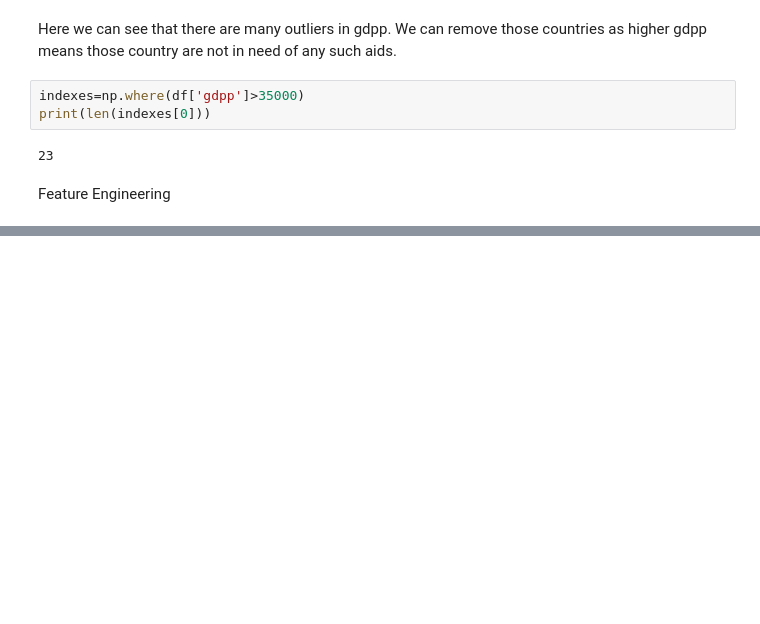
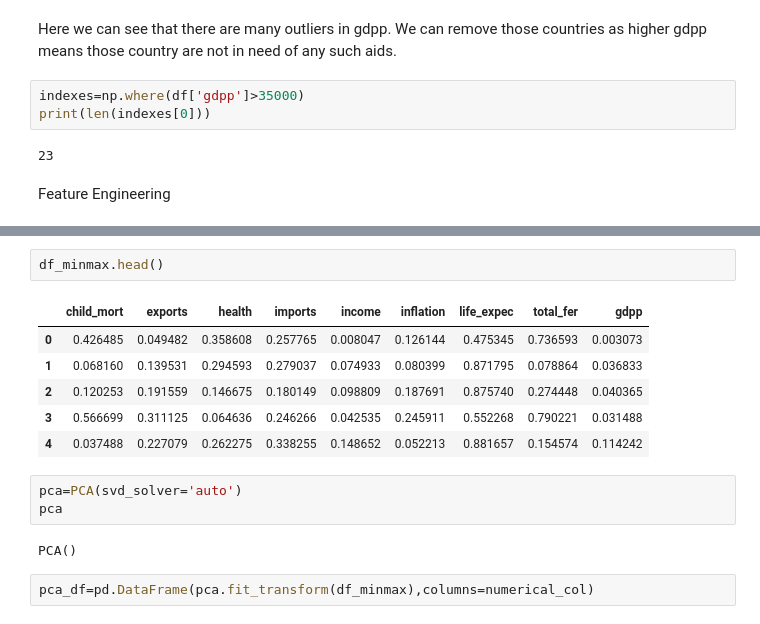
Before and after one commit to Axkratos/AllocatingFund, a Jupyter notebook: allocating_fund.ipynb, the cells around one changed output, grey strips where cells are left out. Drawn from its saved outputs; the diff is of its cells as text; blank space fills up the shorter version.

```diff
--- a/allocating_fund.ipynb
+++ b/allocating_fund.ipynb
@@ -264,0 +300,16 @@ Feature Engineering
+# %%
+df_minmax.head()
+# %% [output]
+|  | child_mort | exports | health | imports | income | inflation | life_expec | total_fer | gdpp |
+| 0 | 0.426485 | 0.049482 | 0.358608 | 0.257765 | 0.008047 | 0.126144 | 0.475345 | 0.736593 | 0.003073 |
+| 1 | 0.068160 | 0.139531 | 0.294593 | 0.279037 | 0.074933 | 0.080399 | 0.871795 | 0.078864 | 0.036833 |
+| 2 | 0.120253 | 0.191559 | 0.146675 | 0.180149 | 0.098809 | 0.187691 | 0.875740 | 0.274448 | 0.040365 |
+| 3 | 0.566699 | 0.311125 | 0.064636 | 0.246266 | 0.042535 | 0.245911 | 0.552268 | 0.790221 | 0.031488 |
+| 4 | 0.037488 | 0.227079 | 0.262275 | 0.338255 | 0.148652 | 0.052213 | 0.881657 | 0.154574 | 0.114242 |
+# %%
+pca=PCA(svd_solver='auto')
+pca
+# %% [output]
+PCA()
+# %%
+pca_df=pd.DataFrame(pca.fit_transform(df_minmax),columns=numerical_col)
```
Also changed, not shown: parts of 14 cells of this notebook.
